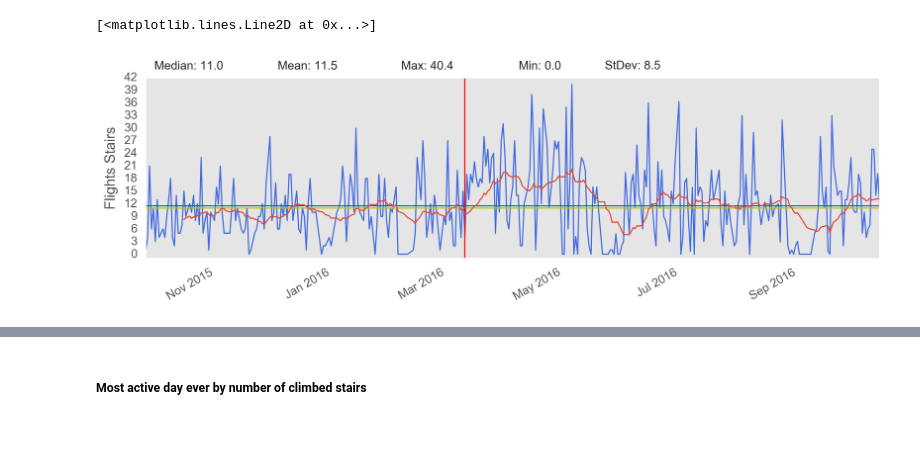
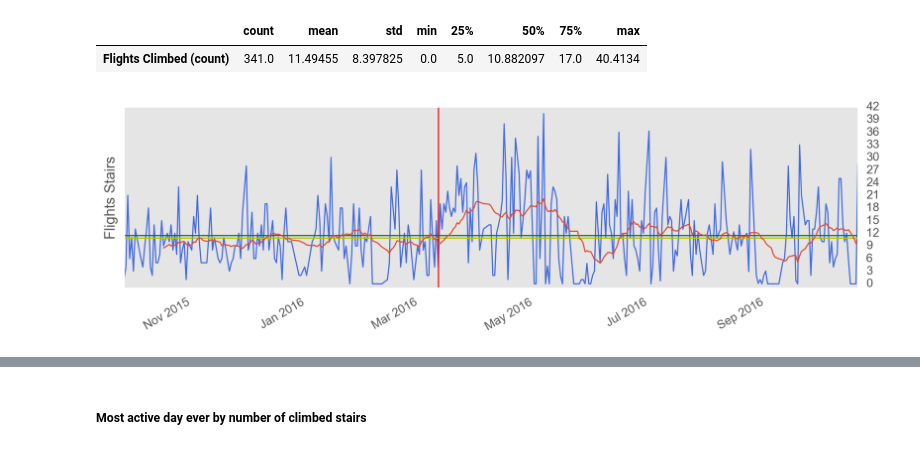
Before and after one commit to ivailop7/Health-Data-Analysis, a Jupyter notebook: Activity+Tracking+Analytics.ipynb, the cells around one changed output, grey strips where cells are left out. Drawn from its saved outputs; the diff is of its cells as text; code cells hidden in the pictures.

```diff
--- a/Activity+Tracking+Analytics.ipynb
+++ b/Activity+Tracking+Analytics.ipynb
@@ -92,5 +72,0 @@ data['Day'] = data['Day'].apply(lambda x: days[x])
-# %%
-#Display the charts in the Notebook and increase the images resolution from the default of 80 to 150
-%pylab inline
-plt.rc("savefig", dpi=300)
-matplotlib.style.use('ggplot')
@@ -98,0 +75,10 @@ Populating the interactive namespace from numpy and matplotlib
+# %%
+print "Rows before clean up: " + str(len(data))
+data_for_steps = data
+data_for_steps.ix[data_for_steps.ix[:,'Steps (count)']<550,'Steps (count)'] = np.nan
+data_for_steps.ix[data_for_steps.ix[:,'Distance (km)']<0.400,'Distance (km)'] = np.nan
+data_for_steps = data_for_steps[np.isfinite(data_for_steps['Steps (count)'])]
+data_for_steps = data_for_steps[np.isfinite(data_for_steps['Distance (km)'])]
+print "Rows lost after clean up: " + " " + str(len(data)-len(data_for_steps.index))
+print "Rows after clean up: " + " " + str(len(data_for_steps.index))
+data_for_steps.tail()
@@ -181,38 +175,31 @@ ax1.plot(ma)
 # %%
-## Stairs chart
-#calculate stats
-medianval2 = np.round(data_for_steps.loc[:,'Flights Climbed (count)'].median(),1)
-avgval2 = np.round(data_for_steps.loc[:,'Flights Climbed (count)'].mean(),1)
-maxval2 = np.round(data_for_steps.loc[:,'Flights Climbed (count)'].max(),1)
-stdval2 = np.round(data_for_steps.loc[:,'Flights Climbed (count)'].std(),1)
-minval2 = np.round(data_for_steps.loc[:,'Flights Climbed (count)'].min(),1)
+medianval2 = np.round(data_for_steps.ix[:,'Flights Climbed (count)'].median(),1)
+avgval2 = np.round(data_for_steps.ix[:,'Flights Climbed (count)'].mean(),1)
+maxval2 = np.round(data_for_steps.ix[:,'Flights Climbed (count)'].max(),1)
 
 minor_ticks_stairs = np.arange(0, maxval2+2, 3, dtype=int)
 minor_labels_stairs = minor_ticks_stairs
 
-ax2 = data_for_steps.loc[:,'Flights Climbed (count)'].plot(color='royalblue',figsize=(11, 3),linewidth=1.0)
+ax2 = data_for_steps.ix[:,'Flights Climbed (count)'].plot(color='royalblue',figsize=(11, 3),linewidth=1.0)
 
 ax2.set_ylim(-1,maxval2)
 ax2.set_ylabel('Flights Stairs')
 ax2.set_yticks(minor_ticks_stairs)
 ax2.set_yticklabels(minor_labels_stairs)
+ax2.yaxis.tick_right()
 
 #Add the horizontal and vertical lines
 ax2.axhline(y=medianval2, linewidth=1, color='y')
 ax2.axhline(y=avgval2, linewidth=1, color='g')
 ax2.axvline(x='2016-03-11', linewidth=1, color='r')
 ax2.grid(b=False)
 
-#Add the stats labels for Steps
-ax2.annotate('Median: '+str(medianval2), xy=(30,660),xycoords='axes pixels' )
-ax2.annotate('Mean: '+str(avgval2), xy=(460,660),xycoords='axes pixels' )
-ax2.annotate('Max: '+str(maxval2), xy=(890,660),xycoords='axes pixels' )
-ax2.annotate('Min: '+str(minval2), xy=(1300,660),xycoords='axes pixels' )
-ax2.annotate('StDev: '+str(stdval2), xy=(1600,660),xycoords='axes pixels' )
+#Rolling 20 Day MA
+ma2 = data_for_steps.ix[:,'Flights Climbed (count)'].rolling(20).mean()
+ax2.plot(ma2,linewidth=1.0)
 
-#Rolling 20 Day MA
-ma2 = data_for_steps.loc[:,'Flights Climbed (count)'].rolling(20).mean()
-ax2.plot(ma2,linewidth=1.0)
+pd.DataFrame(data_for_steps['Flights Climbed (count)'].describe()).transpose()
 # %% [output]
-[<matplotlib.lines.Line2D at 0x...>]
+|  | count | mean | std | min | 25% | 50% | 75% | max |
+| Flights Climbed (count) | 341.0 | 11.49455 | 8.397825 | 0.0 | 5.0 | 10.882097 | 17.0 | 40.4134 |
-[figure, old version]
+[figure, new version]
```
Also changed, not shown: parts of 44 cells of this notebook, 2 other files.
